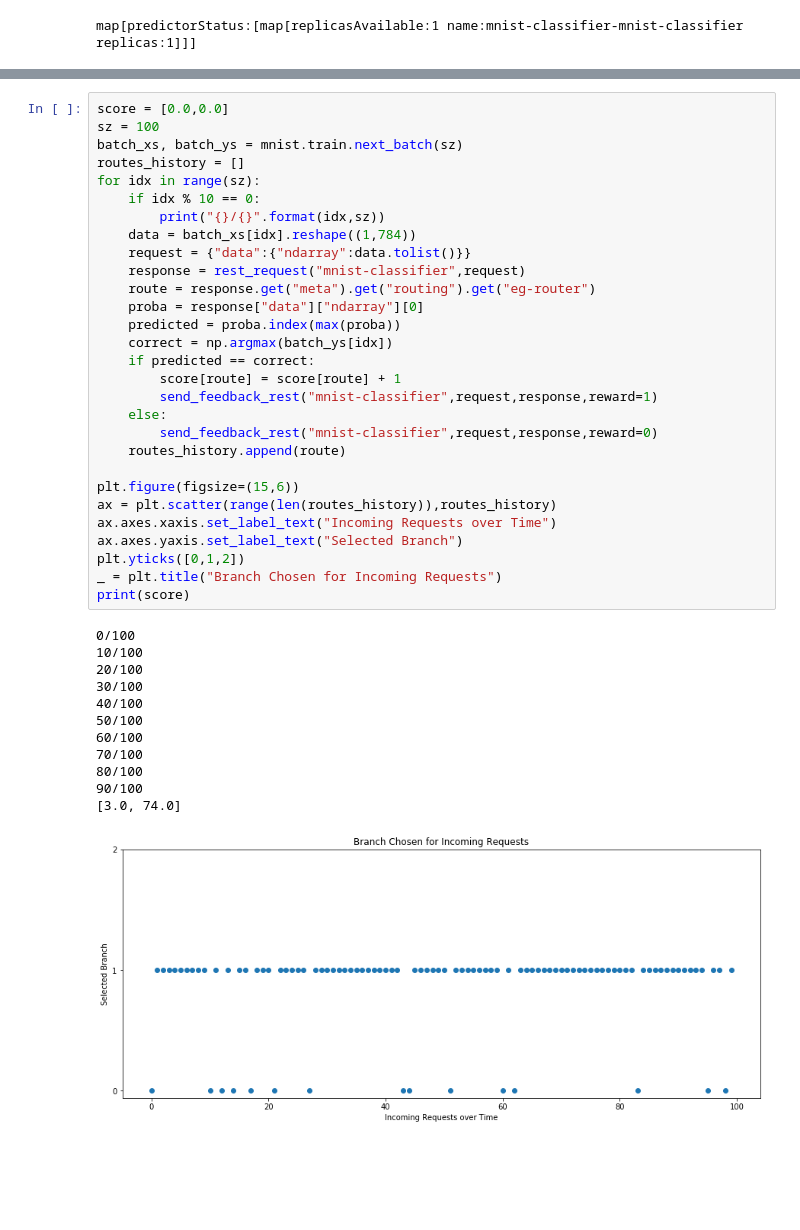
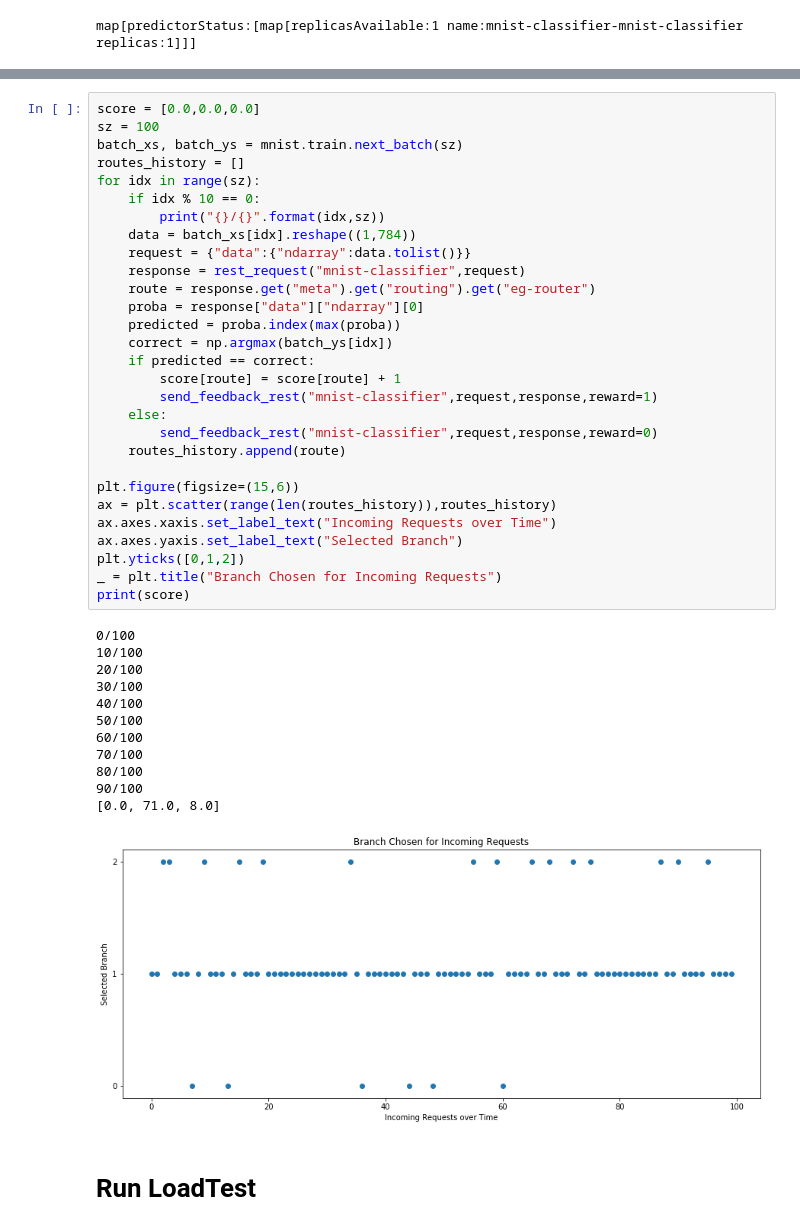
Before and after one commit to kubeflow/example-seldon, a Jupyter notebook: notebooks/example-seldon.ipynb, the cells around one changed output, grey strips where cells are left out. Saved outputs shown, nothing was run; the diff lists cells and outputs as text; blank space fills up the shorter version.

```diff
--- a/notebooks/example-seldon.ipynb
+++ b/notebooks/example-seldon.ipynb
@@ -375,7 +376,7 @@ print(json.dumps(predictions, indent=2))
   }
 }
 # %%
-score = [0.0,0.0]
+score = [0.0,0.0,0.0]
 sz = 100
 batch_xs, batch_ys = mnist.train.next_batch(sz)
 routes_history = []
@@ -387,32 +388,34 @@ for idx in range(sz):
     response = rest_request("mnist-classifier",request)
     route = response.get("meta").get("routing").get("eg-router")
     proba = response["data"]["ndarray"][0]
     predicted = proba.index(max(proba))
     correct = np.argmax(batch_ys[idx])
     if predicted == correct:
         score[route] = score[route] + 1
         send_feedback_rest("mnist-classifier",request,response,reward=1)
     else:
         send_feedback_rest("mnist-classifier",request,response,reward=0)
     routes_history.append(route)
 
 plt.figure(figsize=(15,6))
 ax = plt.scatter(range(len(routes_history)),routes_history)
 ax.axes.xaxis.set_label_text("Incoming Requests over Time")
 ax.axes.yaxis.set_label_text("Selected Branch")
 plt.yticks([0,1,2])
 _ = plt.title("Branch Chosen for Incoming Requests")
 print(score)
 # %% [output]
 0/100
 10/100
 20/100
 30/100
 40/100
 50/100
 60/100
 70/100
 80/100
 90/100
-[3.0, 74.0]
+[0.0, 71.0, 8.0]
-[figure, old version]
+[figure, new version]
+# %% [markdown]
+# Run LoadTest
```
Also changed, not shown: parts of 9 cells of this notebook, 12 other files.
